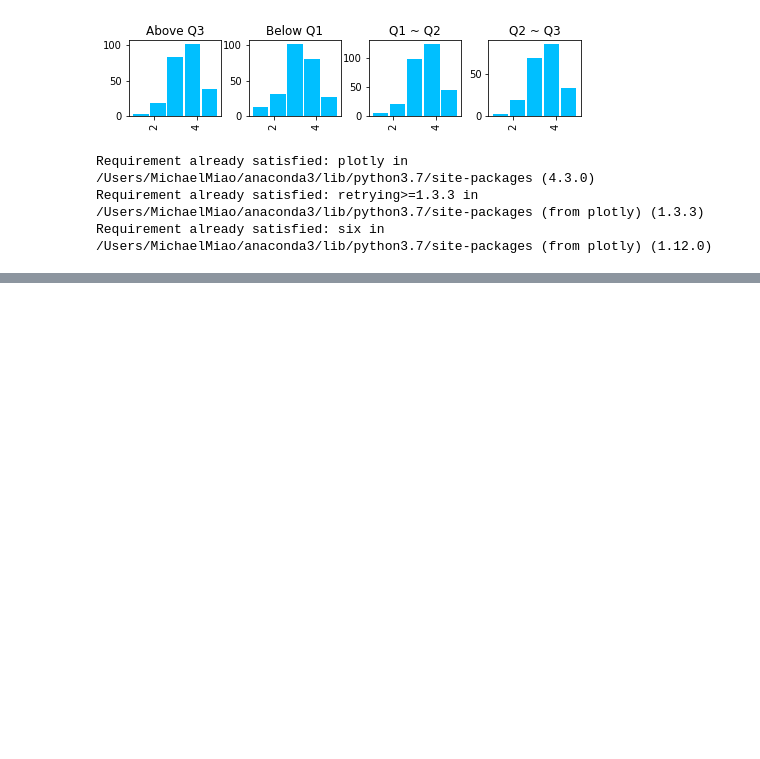
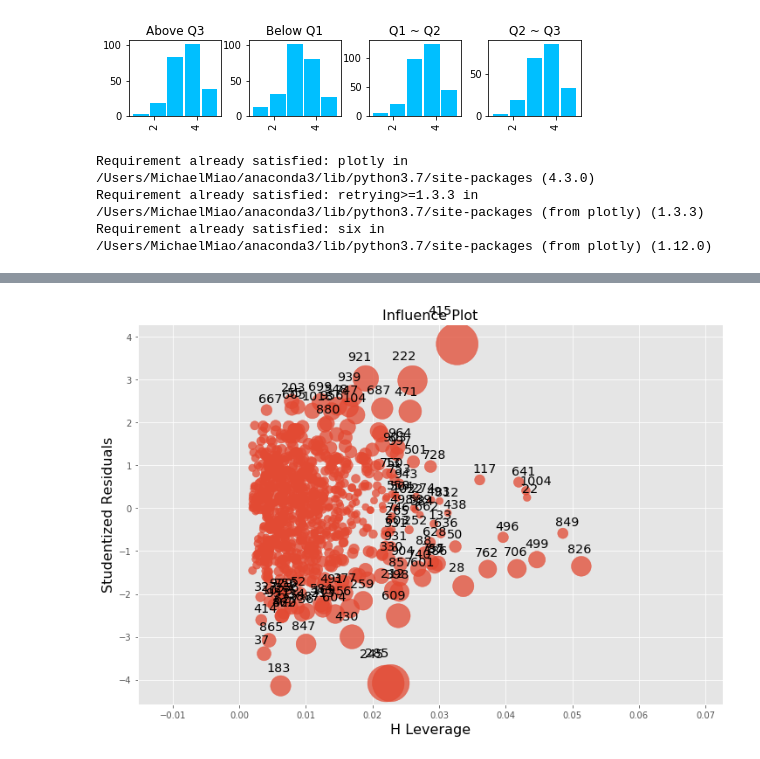
Before and after one commit to zhangxingruo/2019-fa-stats131-group2, a Jupyter notebook: STATS131_Friends_Final_Project-Copy1.ipynb, the cells around one changed output, grey strips where cells are left out. Cells and saved outputs as stored; diff of their text form; code cells hidden in the pictures; blank space fills up the shorter version.

```diff
--- a/STATS131_Friends_Final_Project-Copy1.ipynb
+++ b/STATS131_Friends_Final_Project-Copy1.ipynb
@@ -360,0 +567,8 @@ Requirement already satisfied: six in /Users/MichaelMiao/anaconda3/lib/python3.7
+# %%
+X=df.drop(['quality','avg_actual_sleeptime', 'ontime_bed','light','outside_noise','sm_quality'],axis=1)
+X.head(3)
+Y=df[['quality']]
+Y.head(3)
+model4 = sm.OLS(Y, X).fit()
+predictions4 = model4.predict(X)
+print(model4.summary())
@@ -360,0 +646,21 @@ Requirement already satisfied: six in /Users/MichaelMiao/anaconda3/lib/python3.7
+# %%
+from tqdm import tnrange, tqdm_notebook
+import itertools
+import time
+import numpy as np
+import pandas as pd
+import seaborn as sns
+import statsmodels.api as sm
+import matplotlib.pyplot as plt
+from sklearn import linear_model
+from sklearn.metrics import mean_squared_error
+
+%matplotlib inline
+plt.style.use('ggplot')
+def fit_linear_reg(X,Y):
+    #Fit linear regression model and return RSS and R squared values
+    model_k = linear_model.LinearRegression(fit_intercept = True)
+    model_k.fit(X,Y)
+    RSS = mean_squared_error(Y,model_k.predict(X)) * len(Y)
+    R_squared = model_k.score(X,Y)
+    return RSS, R_squared
@@ -360,0 +872,5 @@ Requirement already satisfied: six in /Users/MichaelMiao/anaconda3/lib/python3.7
+# %%
+fig, ax = plt.subplots(figsize=(12,8))
+fig = sm.graphics.influence_plot(model4, ax=ax, criterion="cooks")
+# %% [output]
+[figure, added]
```
Also changed, not shown: parts of 58 cells of this notebook, 2 other files.
